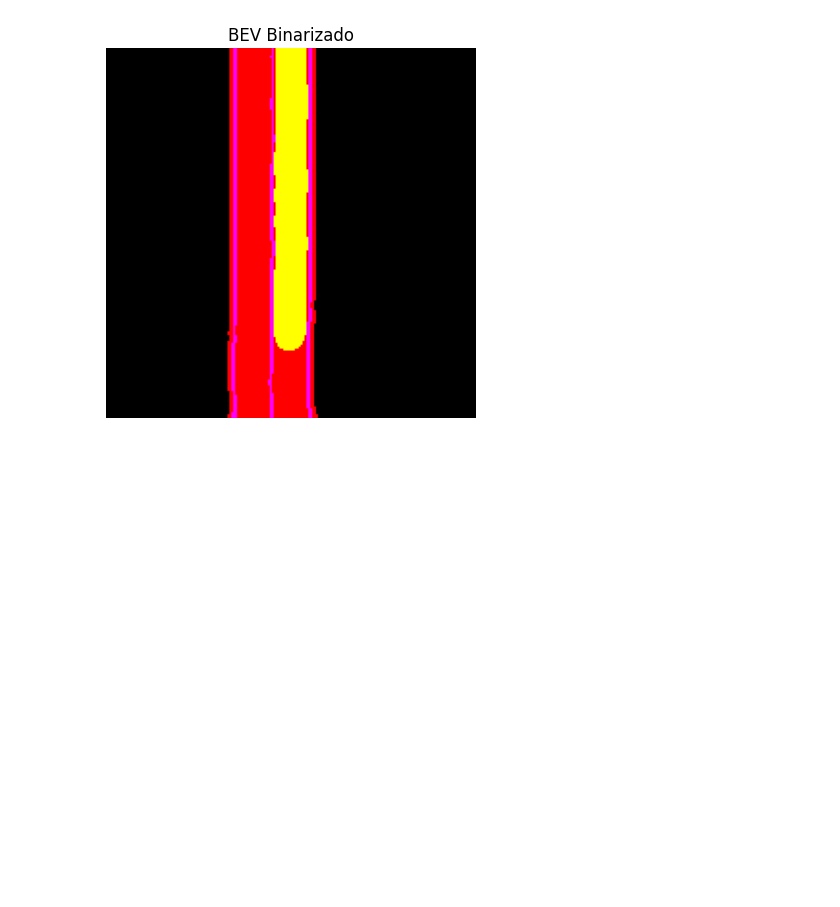
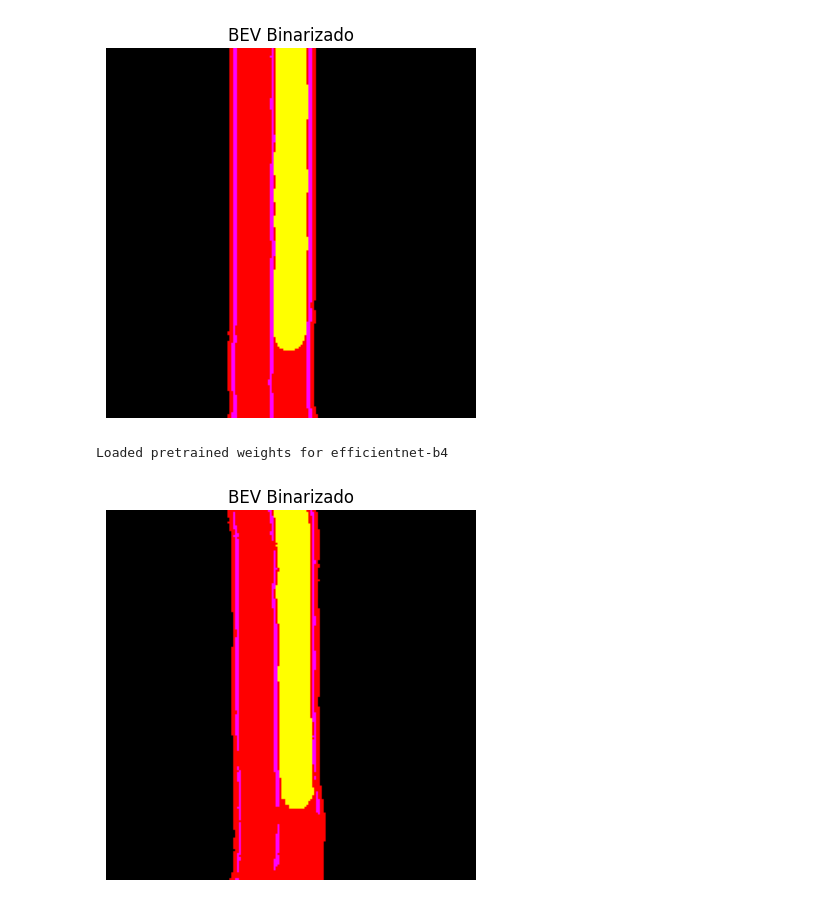
Before and after one commit to Felipe-carlos/carla-bc-bev, a Jupyter notebook: rascunho.ipynb, the cells around one changed output. Drawn from its saved outputs; the diff is of its cells as text; code cells hidden in the pictures; blank space fills up the shorter version.

Commit message:
feat:  2 cvts e uma unet, eval

```diff
--- a/rascunho.ipynb
+++ b/rascunho.ipynb
@@ -190,3 +190,44 @@ plt.axis('off')
 plt.show()
 # %% [output]
 [figure]
+# %%
+from bev_generation.cvt_6ch import CVT_6chVanilla
+bev_generator = CVT_6chVanilla(device="cuda")
+# %% [output]
+Loaded pretrained weights for efficientnet-b4
+# %%
+from expert_dataset_def.expert_dataset import ExpertDataset
+import torch as th
+
+
+dataloader = th.utils.data.DataLoader(
+        dataset = ExpertDataset(
+        dataset_directory="expert-data",
+        unet=False,
+        sizes=(480,224,256)),
+        batch_size=4,
+        shuffle=True,
+    )
+# %%
+for i,expert_batch in enumerate(dataloader):
+    expert_obs_dict, expert_action = expert_batch
+    bev = bev_generator.infer(expert_obs_dict)
+    if i == 0:
+        break
+# %%
+import matplotlib.pyplot as plt
+
+bev_img = bev[3].detach().cpu()
+
+# binariza
+#bev_bin = (bev_img > 0.5).float()
+
+
+bev_plot = bev_img.permute(1, 2, 0).numpy()
+
+plt.imshow(bev_plot)
+plt.title("BEV Binarizado")
+plt.axis('off')
+plt.show()
+# %% [output]
+[figure, added]
```
Also changed, not shown: 56 other files.
